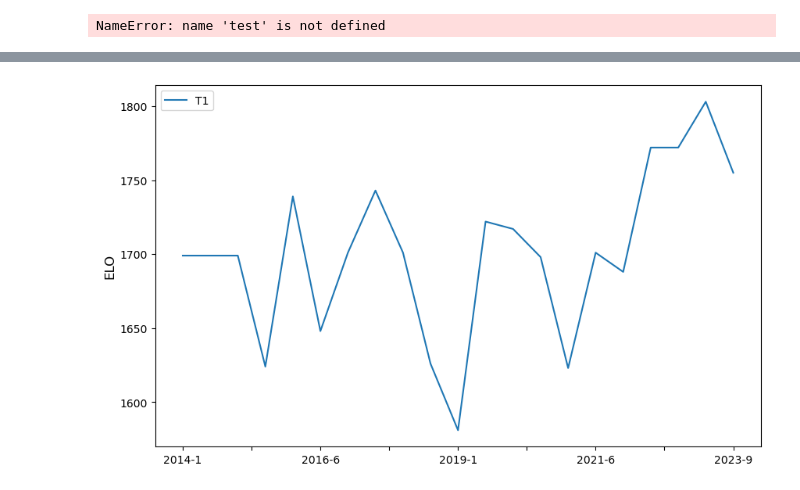
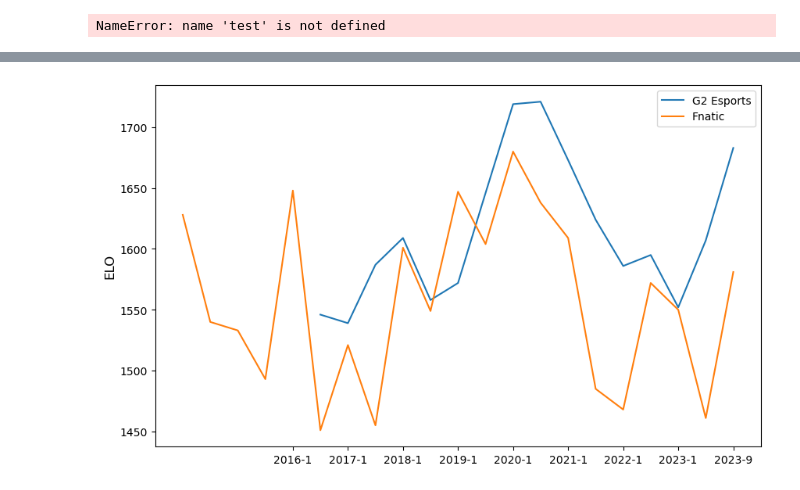
Before and after one commit to Campqt/lol-global-power-rankings, a Jupyter notebook: my_data_elo.ipynb, the cells around one changed output, grey strips where cells are left out. Cells and saved outputs as stored; diff of their text form; code cells hidden in the pictures.

```diff
--- a/my_data_elo.ipynb
+++ b/my_data_elo.ipynb
@@ -310,6 +287,6 @@ test
 # %% [output]
 NameError: name 'test' is not defined
 # %%
-test = ELO_teams.copy()
+test = ELO_players.copy()
 # %%
 test = test.set_index('handle')
@@ -324,18 +299,18 @@ test.insert(20, "2023-9", column)
 # %%
 test = test.transpose()
 # %%
-def plot_players(players):
+def plot(df, names):
     plt.figure(figsize=(10, 6))
-    for player in players:
-        test[player].plot()
+    for name in names:
+        df[name].plot()
     plt.xlabel('', fontsize=20)
     plt.ylabel('ELO', fontsize=12)
     plt.legend()
     plt.show()
 # %%
-plot_players(['T1'])
+plot(test, ['G2 Esports','Fnatic'])
 # %% [output]
-[figure, old version]
+[figure, new version]
 # %%
 llist = df[["blue_side_team","red_side_team"]].values.tolist()
 # %%
```
Also changed, not shown: parts of 10 cells of this notebook, 3 other files.
